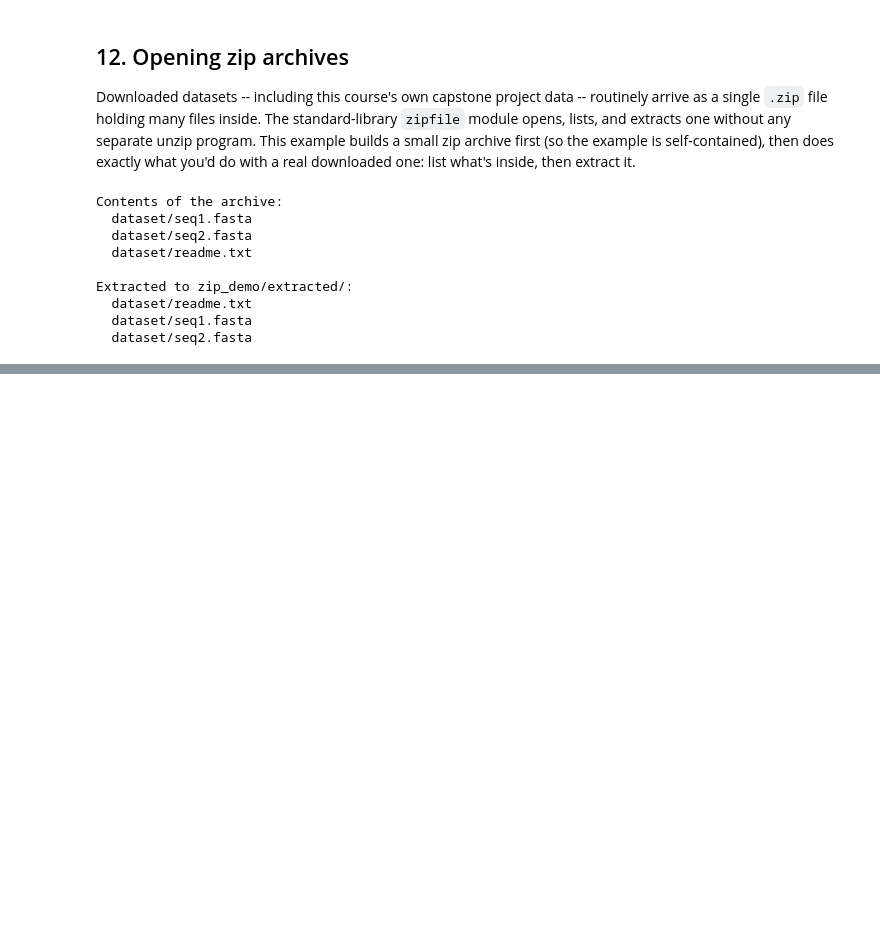
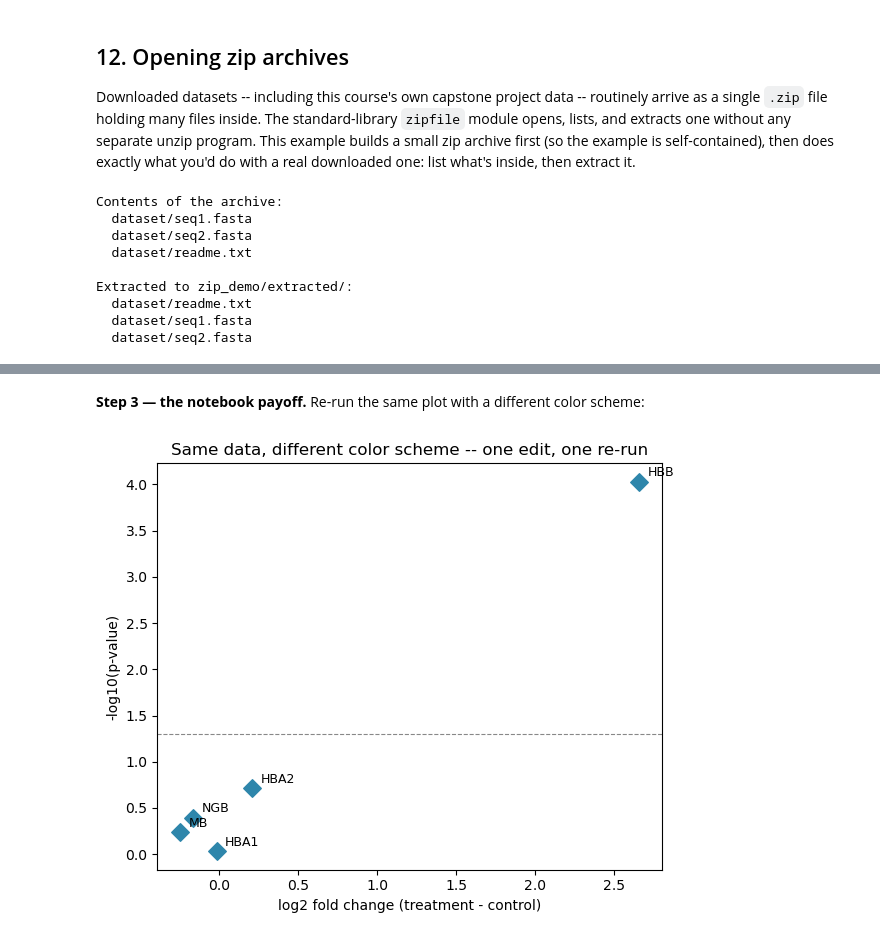
Before and after one commit to ElofssonLab/kb8029-book, a Jupyter notebook: notebooks/day02-tensors-and-a-first-class.ipynb, the cells around one changed output, grey strips where cells are left out. Saved outputs shown, nothing was run; the diff lists cells and outputs as text; code cells hidden in the pictures; blank space fills up the shorter version.

```diff
--- a/notebooks/day02-tensors-and-a-first-class.ipynb
+++ b/notebooks/day02-tensors-and-a-first-class.ipynb
@@ -278,0 +169,12 @@ actually statistically significant, using a Pearson correlation test.
+# %%
+from Bio import Entrez, SeqIO
+
+Entrez.email = "arne@bioinfo.se"  # NCBI asks for a real contact email on every request
+
+handle = Entrez.efetch(db="nuccore", id="NM_000518.5", rettype="gb", retmode="text")
+hbb_record = SeqIO.read(handle, "genbank")
+handle.close()
+
+print("id:         ", hbb_record.id)
+print("description:", hbb_record.description)
+print("length:     ", len(hbb_record.seq))
@@ -389,0 +451,16 @@ Add a method to `DnaSequence` that returns the reverse complement. (Hint: comple
+# %% [markdown]
+**Step 3 — the notebook payoff.** Re-run the same plot with a different
+color scheme:
+# %%
+fig, ax = plt.subplots(figsize=(6, 5))
+ax.scatter(log2fcs, -np.log10(pvalues), s=80, color="#2e86ab", marker="D")
+for sym, x, y in zip(symbols, log2fcs, -np.log10(pvalues)):
+    ax.annotate(sym, (x, y), textcoords="offset points", xytext=(6, 4), fontsize=9)
+ax.axhline(-np.log10(0.05), color="#888", linestyle="--", linewidth=0.8)
+ax.set_xlabel("log2 fold change (treatment - control)")
+ax.set_ylabel("-log10(p-value)")
+ax.set_title("Same data, different color scheme -- one edit, one re-run")
+fig.tight_layout()
+plt.show()
+# %% [output]
+[figure, added]
```
Also changed, not shown: parts of 42 cells of this notebook, 5 other files.
